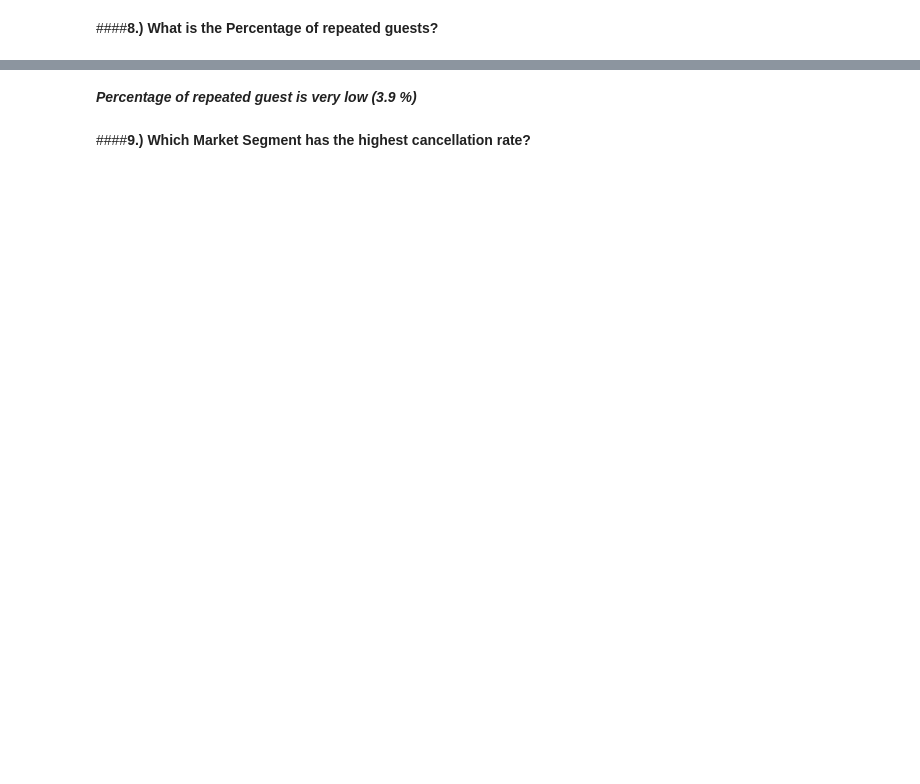
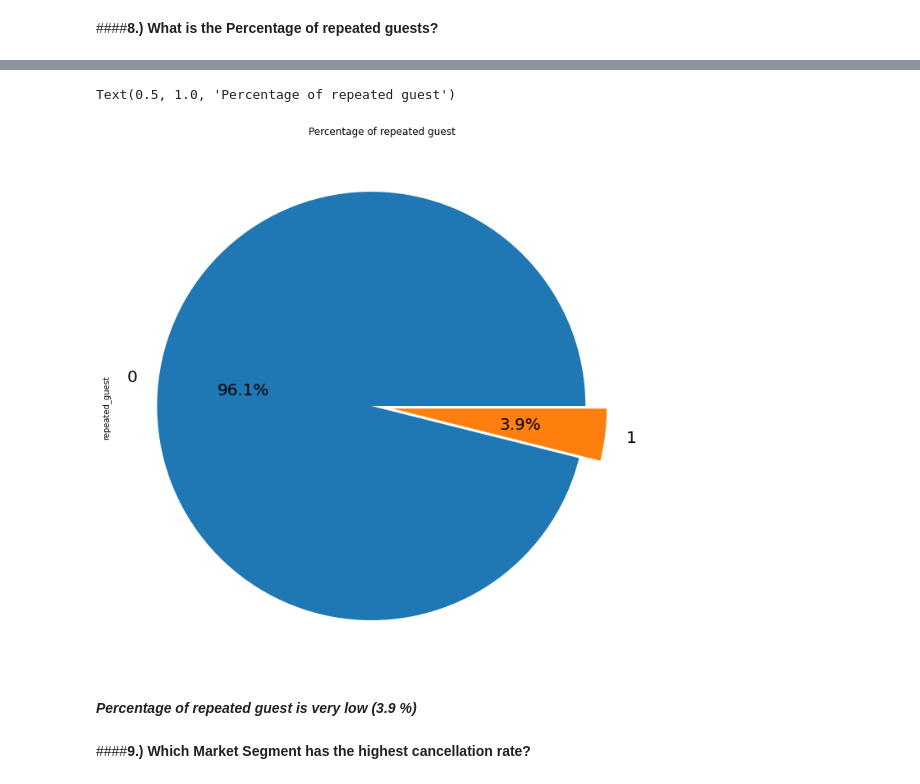
Before and after one commit to Jasjot-Kaur/Hotel-Booking-Analysis, a Jupyter notebook: Hotel_Bookings_Exploratory_Data_Analysis.ipynb, the cells around one changed output, grey strips where cells are left out. Cells and saved outputs as stored; diff of their text form; code cells hidden in the pictures; blank space fills up the shorter version.

```diff
--- a/Hotel_Bookings_Exploratory_Data_Analysis.ipynb
+++ b/Hotel_Bookings_Exploratory_Data_Analysis.ipynb
@@ -563,6 +584,9 @@ df_h1['repeated_guest'].value_counts()
 # %%
-df_h1['repeated_guest'].value_counts().plot.pie(explode=[.05,.05], autopct='%1.1f%%', shadow=False, figsize=(7,7),fontsize=20)
+df_h1['repeated_guest'].value_counts().plot.pie(explode=[.05,.05], autopct='%1.1f%%', shadow=False, figsize=(12,12),fontsize=20)
 plt.title("Percentage of repeated guest")
+# %% [output]
+Text(0.5, 1.0, 'Percentage of repeated guest')
+[figure, added]
 # %% [markdown]
 ***Percentage of repeated guest is very low (3.9 %)***
 # %% [markdown]
```
Also changed, not shown: parts of 17 cells of this notebook.
